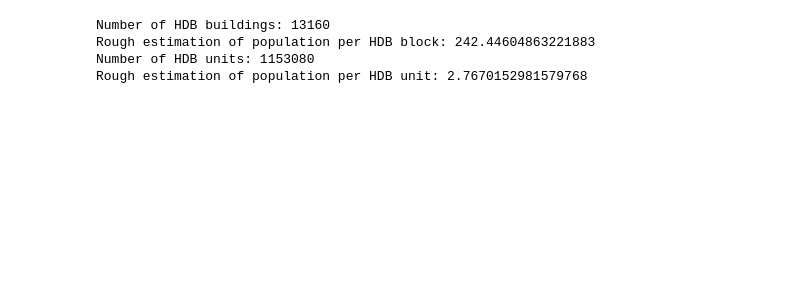
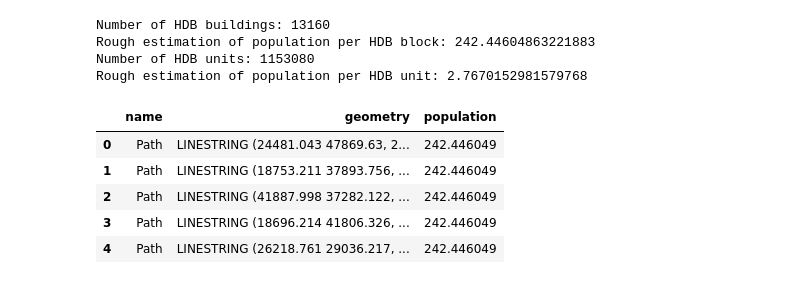
Before and after one commit to ziqiqiiii/Spatial_Equity_Analysis, a Jupyter notebook: notebooks/02_Network_Analysis.ipynb, the cells around one changed output. Drawn from its saved outputs; the diff is of its cells as text; code cells hidden in the pictures; blank space fills up the shorter version.

```diff
--- a/notebooks/02_Network_Analysis.ipynb
+++ b/notebooks/02_Network_Analysis.ipynb
@@ -56,6 +56,17 @@ Number of HDB buildings: 13160
 Rough estimation of population per HDB block: 242.44604863221883
 Number of HDB units: 1153080
 Rough estimation of population per HDB unit: 2.7670152981579768
+# %%
+# Add population column to HDB geodataframe (per-block estimate)
+hdb['population'] = hdb_population_per_block
+hdb.head()
+# %% [output]
+|  | name | geometry | population |
+| 0 | Path | LINESTRING (24481.043 47869.63, 2... | 242.446049 |
+| 1 | Path | LINESTRING (18753.211 37893.756, ... | 242.446049 |
+| 2 | Path | LINESTRING (41887.998 37282.122, ... | 242.446049 |
+| 3 | Path | LINESTRING (18696.214 41806.326, ... | 242.446049 |
+| 4 | Path | LINESTRING (26218.761 29036.217, ... | 242.446049 |
 # %%
 def facility_preprocessing(gdf_facilities):
     """
```
Also changed, not shown: parts of 8 cells of this notebook.
